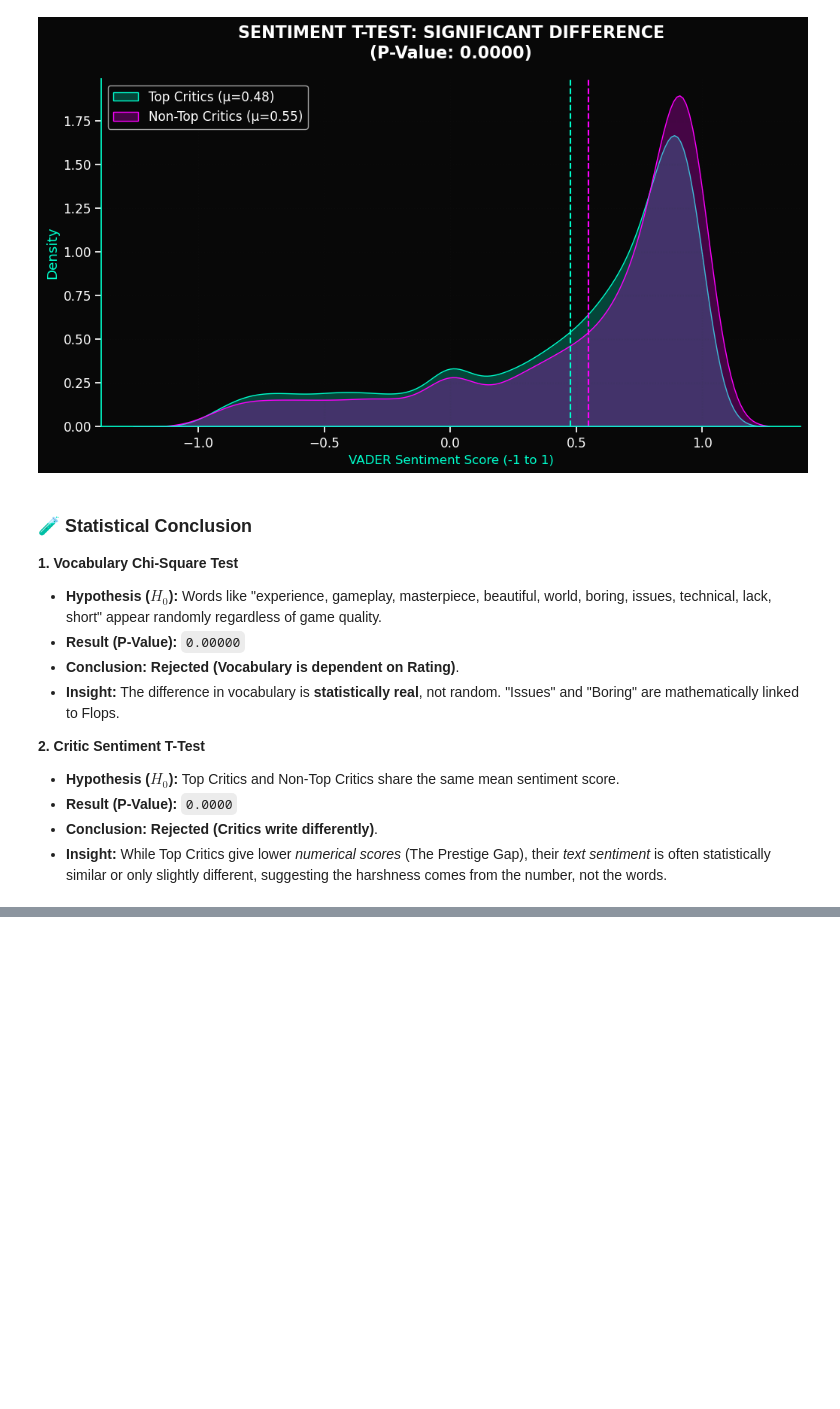
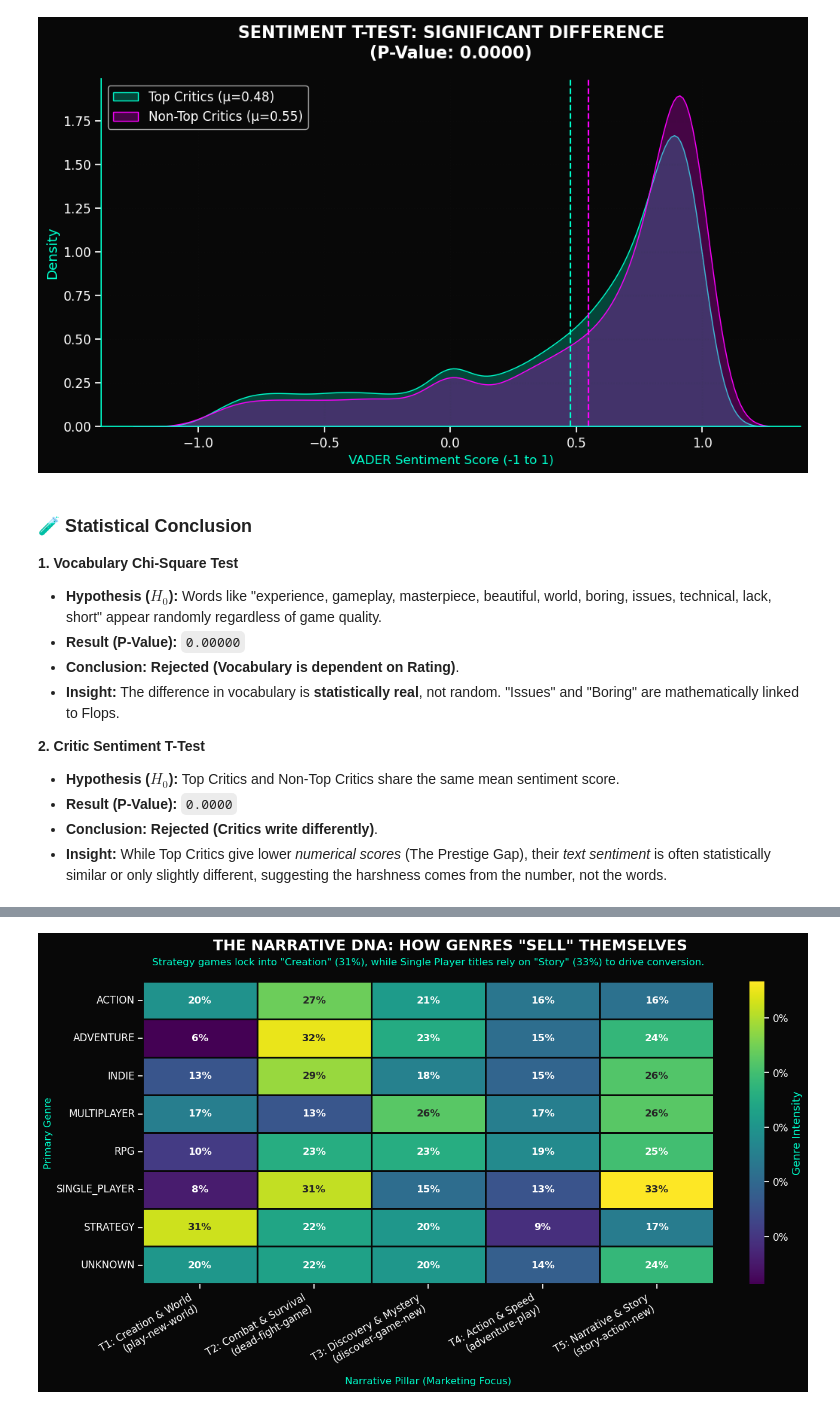
Before and after one commit to eduardocornelsen/epic-store-analysis, a Jupyter notebook: notebooks/epic_notebook.ipynb, the cells around one changed output, grey strips where cells are left out. Drawn from its saved outputs; the diff is of its cells as text; code cells hidden in the pictures; blank space fills up the shorter version.

```diff
--- a/notebooks/epic_notebook.ipynb
+++ b/notebooks/epic_notebook.ipynb
@@ -1905,0 +2166,91 @@ Based on the visual data in **"The Holiday Quality Gap"** graph, we can extract
+# %%
+# ==============================================================================
+# BLOCK 9: STRATEGIC NARRATIVE MAPPING
+# ==============================================================================
+
+# 1. CREATE DETAILED NARRATIVE LABELS (Name + Keywords)
+topic_map = {
+    0: "T1: Creation & World\n(play-new-world)",
+    1: "T2: Combat & Survival\n(dead-fight-game)",
+    2: "T3: Discovery & Mystery\n(discover-game-new)",
+    3: "T4: Action & Speed\n(adventure-play)",
+    4: "T5: Narrative & Story\n(story-action-new)"
+}
+
+if 'narrative_pillar' in master_df.columns:
+    master_df['narrative_label'] = master_df['narrative_pillar'].map(topic_map)
+
+# 2. PREPARE DATA
+top_genres = master_df['primary_genre'].value_counts().nlargest(8).index
+strat_data = master_df[master_df['primary_genre'].isin(top_genres)]
+
+# Crosstab: Count of games per Genre & Narrative Topic
+# NOTE: We removed '* 100' so we can use the percentage formatter later
+strat_pivot = pd.crosstab(
+    strat_data['primary_genre'],
+    strat_data['narrative_label'],
+    normalize='index'
+)
+
+# 3. PLOT HEATMAP
+plt.figure(figsize=(14, 8))
+
+sns.heatmap(
+    strat_pivot,
+    cmap='viridis',
+    annot=True,
+    fmt=".0%", # <--- THIS ADDS THE % SIGN AUTOMATICALLY
+    cbar_kws={'label': 'Genre Intensity', 'format': '%.0f%%'}, # Format colorbar too
+    linewidths=1,
+    linecolor='#080808',
+    annot_kws={"size": 12, "weight": "bold"}
+)
+
+# 4. STORYTELLING TITLES
+plt.suptitle('THE NARRATIVE DNA: HOW GENRES "SELL" THEMSELVES',
+             fontsize=18, fontweight='bold', color='white', y=0.96)
+
+plt.title('Strategy games lock into "Creation" (31%), while Single Player titles rely on "Story" (33%) to drive conversion.',
+          fontsize=12, color='#00ffcc', pad=20)
+
+plt.xlabel('Narrative Pillar (Marketing Focus)', fontsize=12, color='#00ffcc')
+plt.ylabel('Primary Genre', fontsize=12, color='#00ffcc')
+plt.xticks(rotation=30, ha='right', color='white')
+plt.yticks(color='white', rotation=0)
+
+plt.tight_layout()
+plt.show()
+
+# --------------------------------------------
+# MAIN INSIGHTS
+# --------------------------------------------
+
+genre_narrative_insight = """
+### **🧬 Decoding the Genre DNA: Key Insights**
+
+This heatmap reveals the **marketing psychology** of the Epic Games Store. It shows which specific "Narrative Pillars" developers use to sell different genres.
+
+**1. The Specialist: Strategy (31% on Creation)**
+*   **Data:** Strategy games have the strongest single correlation, with **31%** of their marketing focused on **T1: Creation & World**.
+*   **Insight:** Strategy players don't care about "Action" or "Mystery." They care about **Agency**—building, managing, and creating systems. Marketing copy for this genre is highly disciplined.
+
+**2. The "Story" Driver: Single Player (33% on Narrative)**
+*   **Data:** The "Single Player" tag has the highest store-wide concentration of **T5: Narrative Story (33%)**.
+*   **Insight:** When a game is tagged "Single Player," the primary value proposition is the script. Players are buying a book they can play.
+
+**3. The Identity Crisis: Adventure (32% on Combat)**
+*   **Data:** Surprisingly, "Adventure" games score highest on **T2: Combat & Survival (32%)**—even higher than the "Action" genre itself (27%).
+*   **Insight:** On the EGS, "Adventure" doesn't mean "Exploration" (T3). It likely refers to high-stakes **Action-Adventure** titles (like *Tomb Raider* or *Uncharted*), where survival combat is the core loop.
+
+**4. The Indie Ambition**
+*   **Data:** Indies are evenly split between **Combat (29%)** and **Story (26%)**, with less focus on "Discovery" (18%).
+*   **Insight:** Contrary to the stereotype of "quirky puzzle games," Indie developers on Epic are aggressively competing with AAA titles on their own turf: delivering **Action and Story** experiences.
+
+**5. The Multiplayer "Lore" Factor**
+*   **Data:** Multiplayer games show a surprisingly high focus on **Narrative (26%)**.
+*   **Insight:** This likely reflects the "Hero Shooter" / "Live Service" trend (e.g., *Fortnite*, *Apex*), where developers sell **Lore and Character Backstories** to keep players engaged in a game that has no traditional campaign.
+"""
+
+display(Markdown(genre_narrative_insight))
+# %% [output]
+[figure, added]
```
Also changed, not shown: parts of 22 cells of this notebook, 23 other files.
